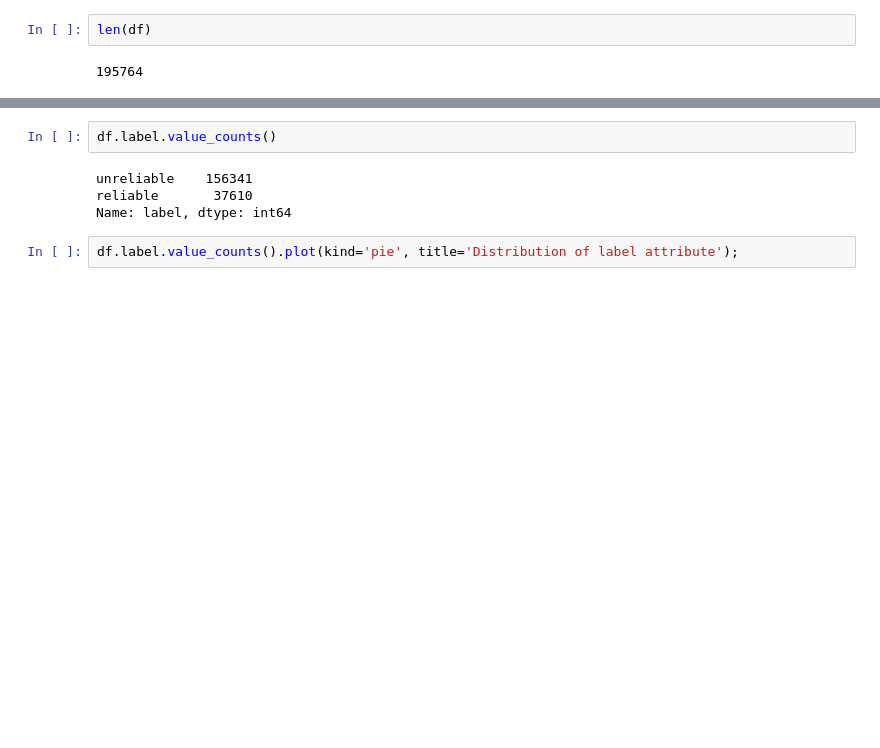
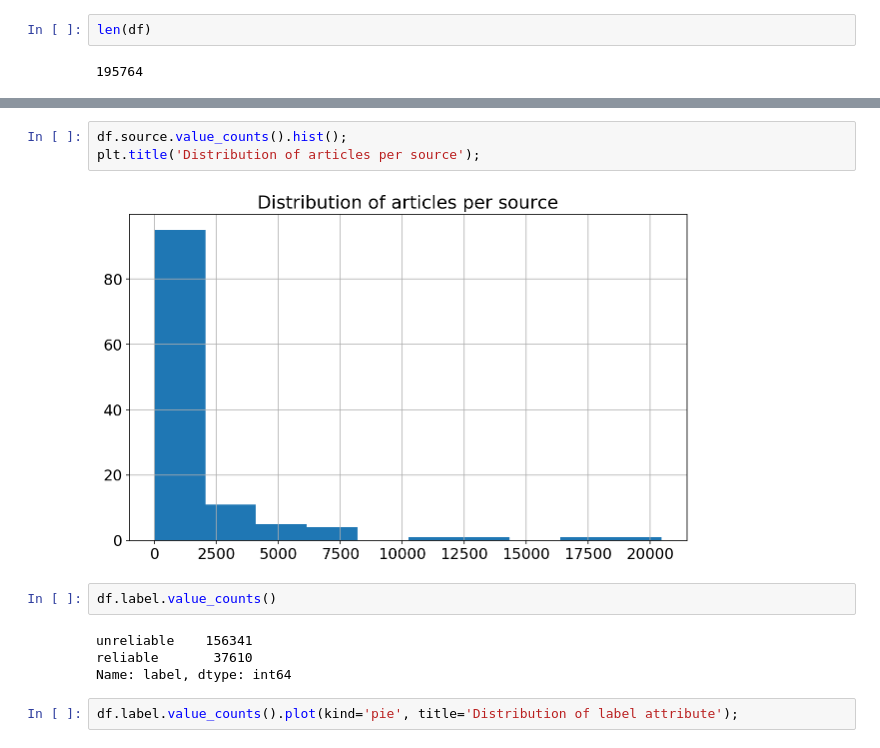
Before and after one commit to pmacinec/ns-project, a Jupyter notebook: notebooks/descriptive_analysis.ipynb, the cells around one changed output, grey strips where cells are left out. Saved outputs shown, nothing was run; the diff lists cells and outputs as text; blank space fills up the shorter version.

```diff
--- a/notebooks/descriptive_analysis.ipynb
+++ b/notebooks/descriptive_analysis.ipynb
@@ -46,3 +60,8 @@ df.describe(exclude=[np.number])
+# %%
+df.source.value_counts().hist();
+plt.title('Distribution of articles per source');
+# %% [output]
+[figure, added]
 # %%
 df.label.value_counts()
 # %% [output]
```
Also changed, not shown: parts of 5 cells of this notebook.
